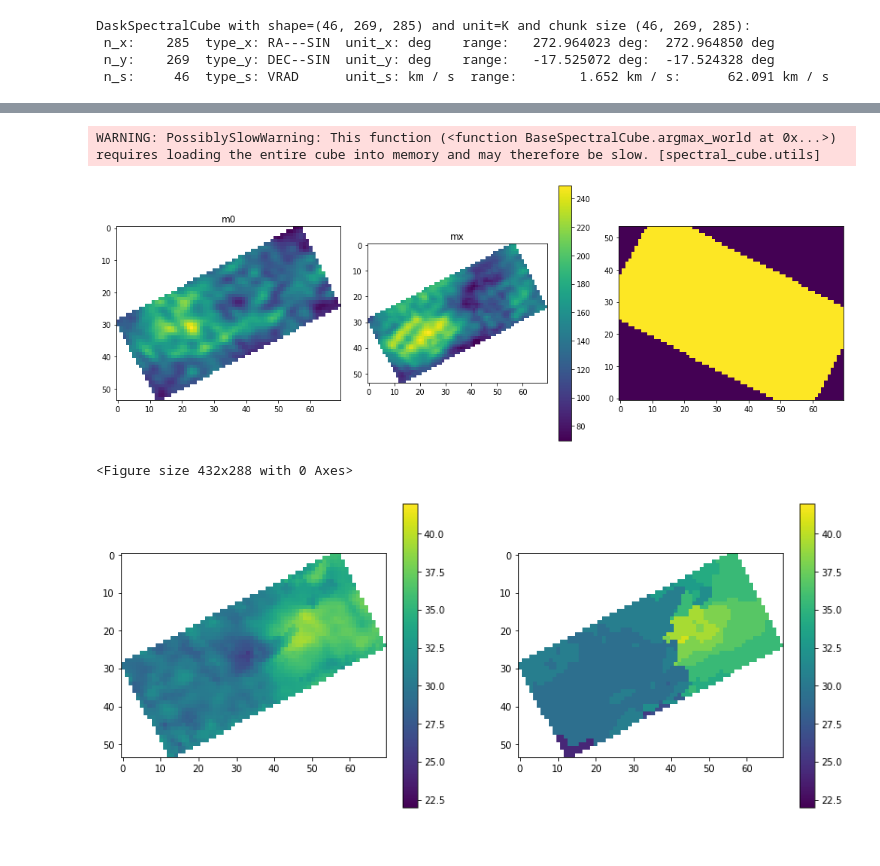
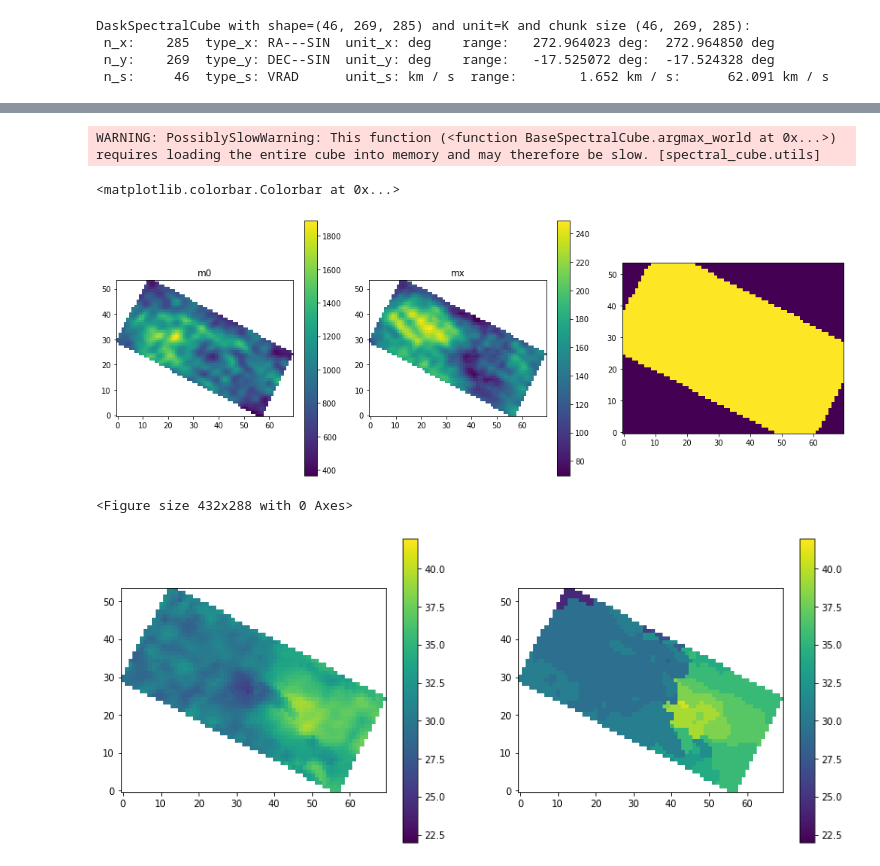
Before and after one commit to keflavich/saltmining, a Jupyter notebook: notebooks/Sanhueza18089.ipynb, the cells around one changed output, grey strips where cells are left out. Cells and saved outputs as stored; diff of their text form; code cells hidden in the pictures.

```diff
--- a/notebooks/Sanhueza18089.ipynb
+++ b/notebooks/Sanhueza18089.ipynb
@@ -372,6 +382,7 @@ restval = 232.3929*u.GHz
 restval = 232.4195*u.GHz*(1-32*u.km/u.s/constants.c) # CH3OH 7(6,1)-7(7,0)vt=1
 restval = 232.418521*u.GHz # CH3OH 10(2,8)-9(3,7)A,vt=0
 
+# other options? 234.16 GHz?
 
 cube = [c for c in cubes if (c.spectral_extrema[0] < restval) & (c.spectral_extrema[1] > restval)][0]
 scube = cube.subcube_from_regions(regvvsm).with_spectral_unit(u.km/u.s, velocity_convention='radio',
@@ -379,49 +390,51 @@ scube = cube.subcube_from_regions(regvvsm).with_spectral_unit(u.km/u.s, velocity
 pl.figure(figsize=(14,5))
 pl.subplot(1,3,1)
 m0 = scube.moment0()
-m0.quicklook()
+im = pl.imshow(m0.value)
+pl.colorbar(mappable=im)
 pl.title("m0")
 
 pl.subplot(1,3,2)
 mx = scube.max(axis=0)
-mx.quicklook()
+im = pl.imshow(mx.value)
 pl.title("mx")
-pl.colorbar()
+pl.colorbar(mappable=im)
 pl.subplot(1,3,3)
 msk = mx > 20*u.K
 msk = scipy.ndimage.binary_erosion(msk, iterations=1)
 msk = scipy.ndimage.binary_dilation(msk, iterations=5)
 pl.imshow(msk, interpolation='none', origin='lower')
 pl.tight_layout()
 pl.figure()
 
 
 from dask_image.ndmorph import binary_dilation, binary_erosion
 m3d = (scube > 15*u.K).include()
 m3d = binary_erosion(m3d, iterations=1)
 m3d = binary_dilation(m3d, iterations=2)
 m3d = m3d.compute()
 
 
 m1 = scube.with_mask(msk).with_mask(m3d).moment1()
 pl.figure(figsize=(14,6))
 ax1 = pl.subplot(1,2,1)
 im = ax1.imshow(m1.value, vmin=vcen.value-10, vmax=vcen.value+10)
 pl.colorbar(mappable=im)
 mxv = scube.with_mask(msk).argmax_world(axis=0)
 pl.subplot(1,2,2)
-pl.imshow(mxv.value, vmin=vcen.value-10, vmax=vcen.value+10)
-pl.colorbar()
+im = pl.imshow(mxv.value, vmin=vcen.value-10, vmax=vcen.value+10)
+pl.colorbar(mappable=im)
 
 
-vmap = mxv.hdu
+#vmap = mxv.hdu
 # the rest value selected above was just the line center; we need to assume it's really 32 km/s off
 #vmap.data = vmap.data + vcen.value
 # %% [output]
 WARNING: PossiblySlowWarning: This function (<function BaseSpectralCube.argmax_world at 0x...>) requires loading the entire cube into memory and may therefore be slow. [spectral_cube.utils]
+<matplotlib.colorbar.Colorbar at 0x...>
-[figure, old version]
+[figure, new version]
-<Figure size 432x288 with 0 Axes>
+<Figure size 432x288 with 0 Axes>
-[figure, old version]
+[figure, new version]
 # %%
 import sys
 sys.path.append('/orange/adamginsburg/salt/code/')
```
Also changed, not shown: parts of 14 cells of this notebook, 3 other files.
